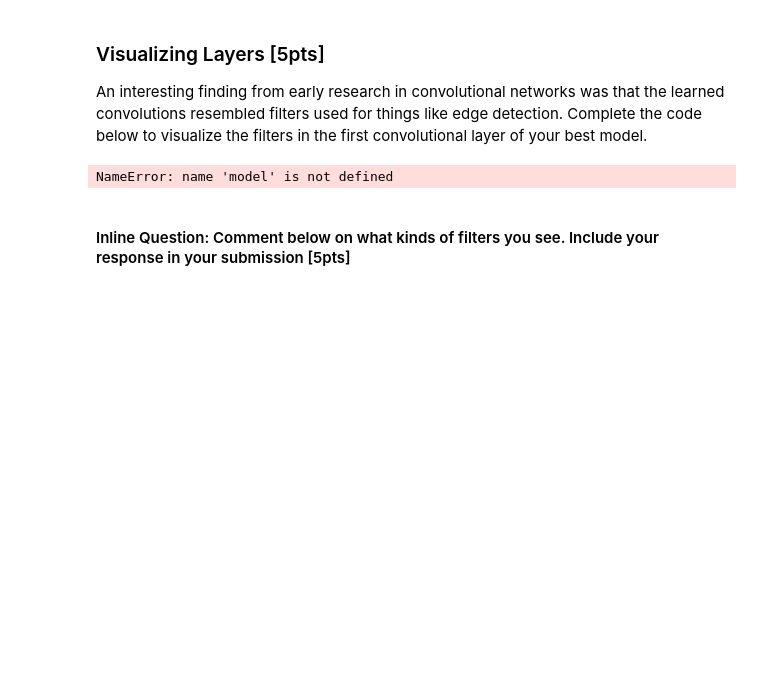
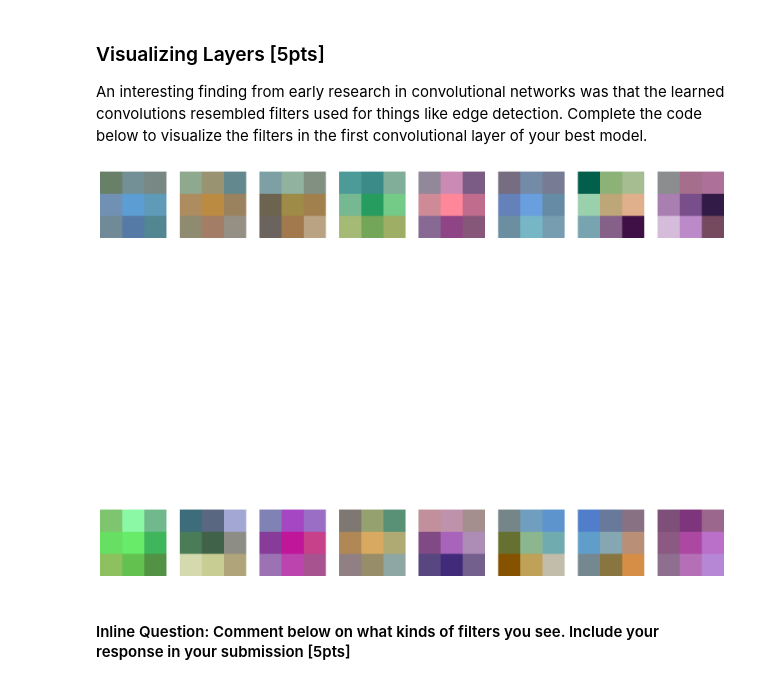
Before and after one commit to vamsipuppala/Deep-Learning-assignment-1, a Jupyter notebook: Problem_2.ipynb, the cells around one changed output. Drawn from its saved outputs; the diff is of its cells as text; code cells hidden in the pictures; blank space fills up the shorter version.

```diff
--- a/Problem_2.ipynb
+++ b/Problem_2.ipynb
@@ -425,35 +425,35 @@ An interesting finding from early research in convolutional networks was that th
 # %%
 im_array = None
 nrows, ncols = None, None
 
 ###################################################
 # TODO: read the weights in the convolutional     #
 # layer and reshape them to a grid of images to   #
 # view with matplotlib.                           #
 ###################################################
 filters = model.net.layers[0].params["conv_test1_w"]
 
 # Get the weights of the first convolutional layer
 # filters, biases = conv_layer.get_weights()
 
 # Normalize the filters to be between 0 and 1
 f_min, f_max = filters.min(), filters.max()
 filters = (filters - f_min) / (f_max - f_min)
 
 # Plot the filters
-fig, axs = plt.subplots(filters.shape[-1] // 8, 8, figsize=(16, 16))
+fig, axs = plt.subplots(filters.shape[-1] // 8, 8, figsize=(20, 20))
 # fig, axs = plt.subplots(nrows=3, ncols=3, figsize=(10, 10))
 for i, ax in enumerate(axs.flatten()):
-#     if i < filters.shape[-1]:
-    ax.imshow(filters[:, :, :, i], cmap='gray')
-    ax.axis('off')
+    if i < filters.shape[-1]:
+        ax.imshow(filters[:, :, :, i])
+        ax.axis('off')
 plt.show()
 ###################################################
 #                END OF YOUR CODE                 #
 ###################################################
 
 # plt.imshow(im_array)
 # %% [output]
-NameError: name 'model' is not defined
+[figure, added]
 # %% [markdown]
 #### Inline Question: Comment below on what kinds of filters you see. Include your response in your submission [5pts]
```
Also changed, not shown: parts of 7 cells of this notebook, 3 other files.
